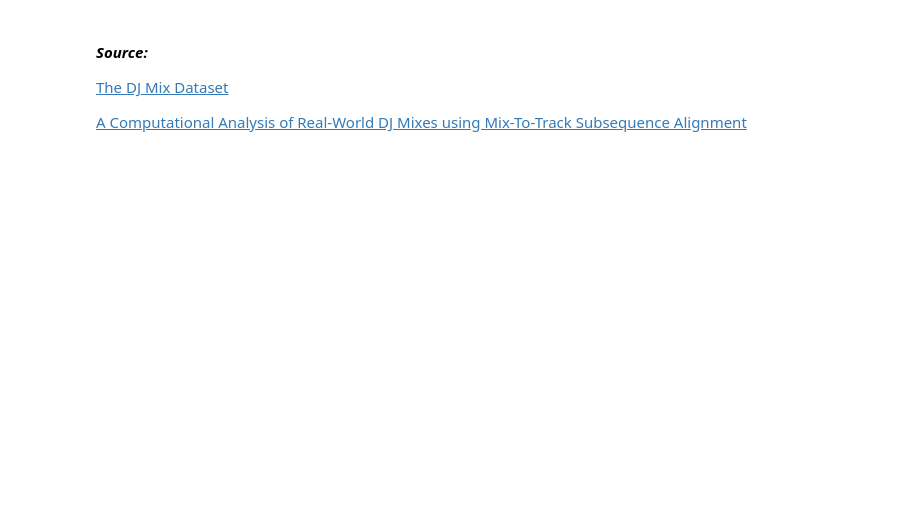
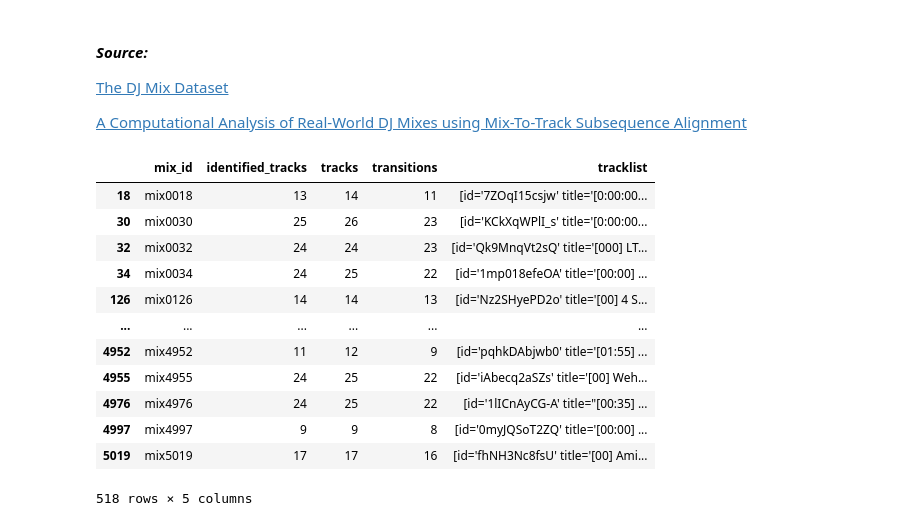
Before and after one commit to bjrnbrn/ContentBasedRecommender, a Jupyter notebook: archive/ResearchNotebook_djmix.ipynb, the cells around one changed output. Cells and saved outputs as stored; diff of their text form; code cells hidden in the pictures; blank space fills up the shorter version.

```diff
--- a/archive/ResearchNotebook_djmix.ipynb
+++ b/archive/ResearchNotebook_djmix.ipynb
@@ -126,4 +35,22 @@ mixes.info()
 # %%
 mixes = mixes.applymap(lambda x: x[1])
+# %%
+mixes = mixes[mixes.timestamps > 1]
+# %%
+mixes = mixes[mixes.identified_tracks / mixes.tracks > 0.9]
 # %%
-mixes[['mix_id', 'identified_tracks', 'tracks', 'transitions', 'timestamps', 'tracklist', 'tags' ]]
+mixes[['mix_id', 'identified_tracks', 'tracks', 'transitions', 'tracklist']]
+# %% [output]
+|  | mix_id | identified_tracks | tracks | transitions | tracklist |
+| 18 | mix0018 | 13 | 14 | 11 | [id='7ZOqI15csjw' title='[0:00:00... |
+| 30 | mix0030 | 25 | 26 | 23 | [id='KCkXqWPlI_s' title='[0:00:00... |
+| 32 | mix0032 | 24 | 24 | 23 | [id='Qk9MnqVt2sQ' title='[000] LT... |
+| 34 | mix0034 | 24 | 25 | 22 | [id='1mp018efeOA' title='[00:00] ... |
+| 126 | mix0126 | 14 | 14 | 13 | [id='Nz2SHyePD2o' title='[00] 4 S... |
+| ... | ... | ... | ... | ... | ... |
+| 4952 | mix4952 | 11 | 12 | 9 | [id='pqhkDAbjwb0' title='[01:55] ... |
+| 4955 | mix4955 | 24 | 25 | 22 | [id='iAbecq2aSZs' title='[00] Weh... |
+| 4976 | mix4976 | 24 | 25 | 22 | [id='1lICnAyCG-A' title="[00:35] ... |
+| 4997 | mix4997 | 9 | 9 | 8 | [id='0myJQSoT2ZQ' title='[00:00] ... |
+| 5019 | mix5019 | 17 | 17 | 16 | [id='fhNH3Nc8fsU' title='[00] Ami... |
+518 rows × 5 columns
```
Also changed, not shown: parts of 33 cells of this notebook, 3 other files.
